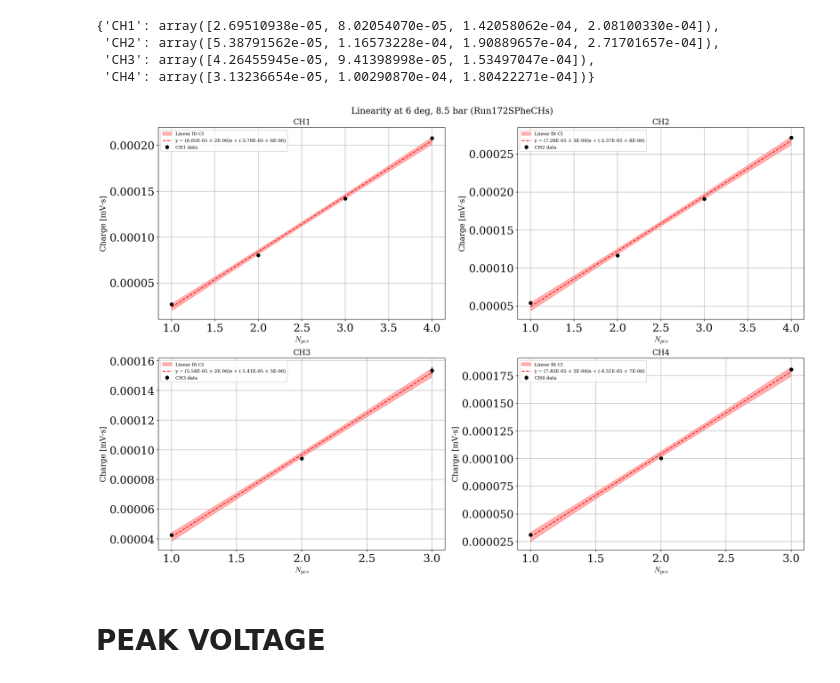
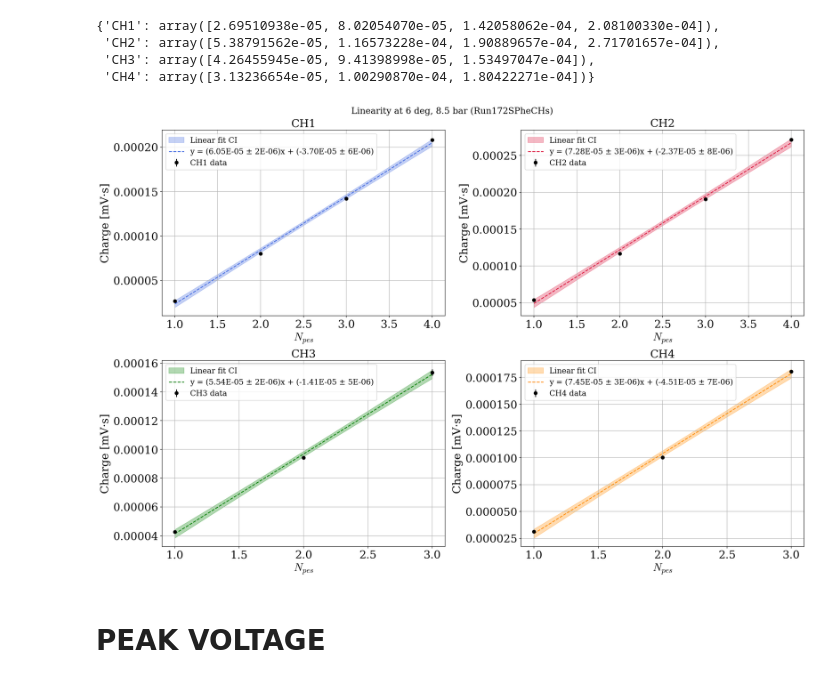
Before and after one commit to mariandbt/CIGAR, a Jupyter notebook: notebooks/FingerPlot4CHs.ipynb, the cells around one changed output. Cells and saved outputs as stored; diff of their text form; code cells hidden in the pictures.

```diff
--- a/notebooks/FingerPlot4CHs.ipynb
+++ b/notebooks/FingerPlot4CHs.ipynb
@@ -28,0 +27,8 @@ colors = ['royalblue', 'crimson', 'black', 'green', 'darkorange', 'brown', 'cora
+# %%
+
+
+font_size = 20
+# Configure matplotlib to use Computer Modern fonts and mathtext
+plt.rcParams['font.family'] = 'serif'
+plt.rcParams['mathtext.fontset'] = 'cm'
+plt.rcParams['font.size'] = font_size
@@ -351,42 +396,41 @@ npeaks = None   # all
 fig, axs = plt.subplots(2, 2, figsize=(18, 12), dpi=150, constrained_layout=True)
 fig.suptitle(f'Linearity at {temperature} deg, {pressure} bar ({run_base}s)', fontsize=16)
 axs_flat = axs.flatten()
-font_size = 14
 
 for idx, ch in enumerate(pes_spectrum.keys()):
     ax = axs_flat[idx]
 
     x = np.arange(len(pes_spectrum[ch][:npeaks])) + 1
     y = pes_spectrum[ch][:npeaks]
     order = np.argsort(y)
     y = y[order]
 
     params, cov = np.polyfit(x, y, 1, cov=True)
     slope, intercept = params
     slope_err     = np.sqrt(cov[0, 0])
     intercept_err = np.sqrt(cov[1, 1])
 
     x_fit     = np.linspace(min(x), max(x), 200)
     y_fit     = slope * x_fit + intercept
     y_fit_var = (x_fit**2) * cov[0,0] + cov[1,1] + 2 * x_fit * cov[0,1]
     y_fit_err = np.sqrt(y_fit_var)
 
     ax.errorbar(x, y, yerr=err_spectrum[ch][:npeaks][order],
                 fmt='o', alpha=1, color='k', label=f'{ch} data')
     ax.fill_between(x_fit, y_fit - y_fit_err, y_fit + y_fit_err,
-                    color='r', alpha=0.3, label='Linear fit CI')
-    ax.plot(x_fit, y_fit, '--r',
+                    color=colors[idx], alpha=0.3, label='Linear fit CI')
+    ax.plot(x_fit, y_fit, color=colors[idx], linestyle='--',
             label=f'y = ({slope:.2E} ± {slope_err:.0E})x + ({intercept:.2E} ± {intercept_err:.0E})')
 
     ax.set_title(ch, fontsize=font_size)
     ax.set_xlabel(r'$N_{pes}$', fontsize=font_size)
     ax.set_ylabel(r'Charge [mV·s]', fontsize=font_size)
     ax.grid(True)
-    ax.legend(fontsize=font_size * 0.6, loc='upper left')
+    ax.legend(fontsize=font_size*0.7, loc='upper left')
 
 plt.show()
 # %% [output]
-[figure, old version]
+[figure, new version]
 # %% [markdown]
 # PEAK VOLTAGE
 # %% [markdown]
```
Also changed, not shown: parts of 10 cells of this notebook, 3 other files.
